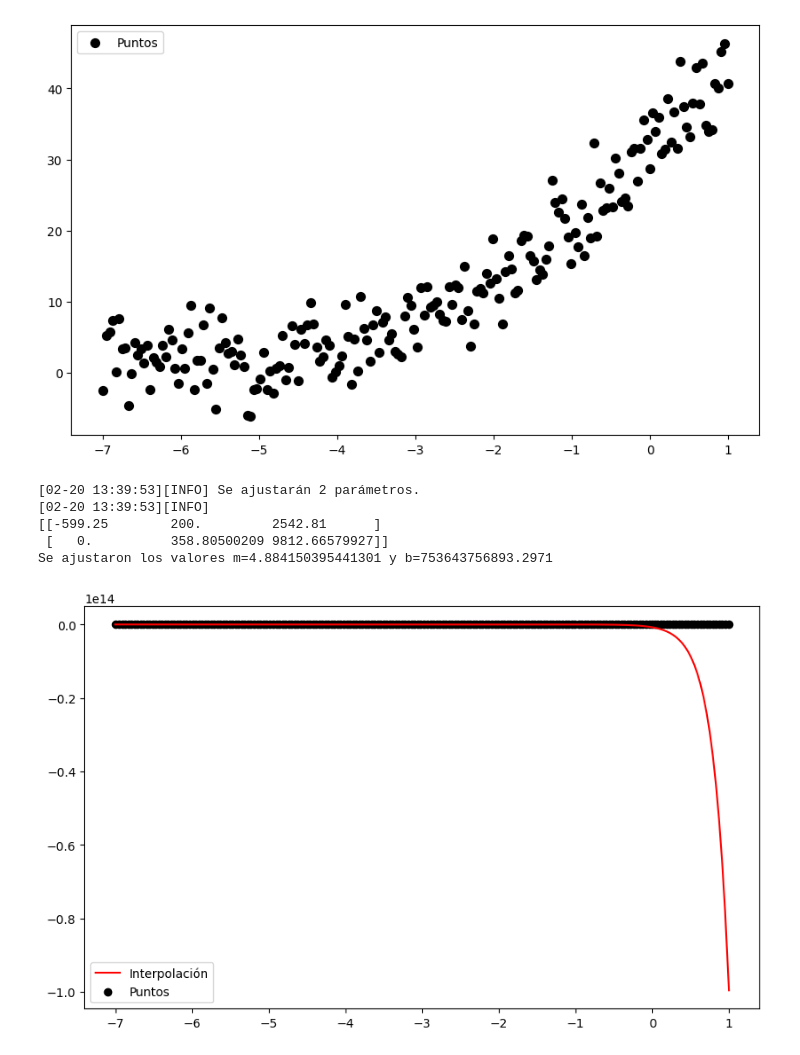
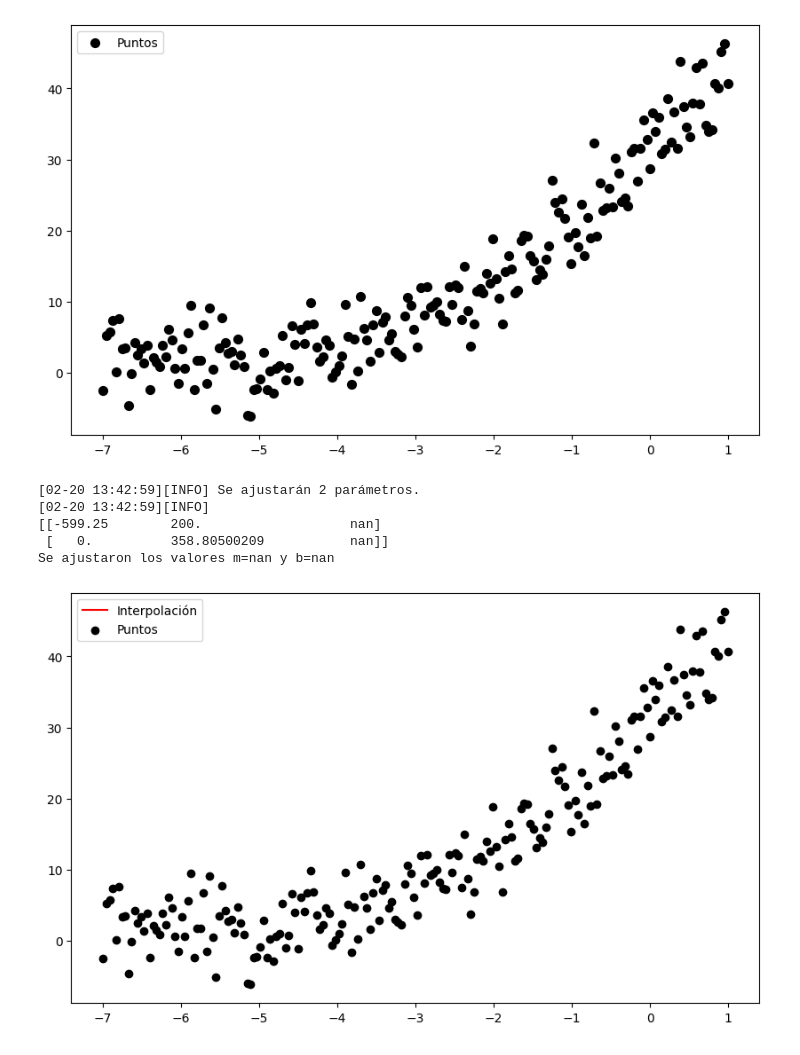
Before and after one commit to 7heAnsw3r/metodos_numericos, a Jupyter notebook: Examen_Supletorio/Interpolación.ipynb, the cells around one changed output. Drawn from its saved outputs; the diff is of its cells as text; code cells hidden in the pictures.

```diff
--- a/Examen_Supletorio/Interpolación.ipynb
+++ b/Examen_Supletorio/Interpolación.ipynb
@@ -96,26 +96,28 @@ def der_parcial_0(xs: list, ys: list) -> tuple[float, float, float]:
 
     return (c_1, c_0, c_ind)
 # %%
+ys2_log = np.log2(ys)
+
 from src import  ajustar_min_cuadrados
 
-m, B = ajustar_min_cuadrados(xs, ys, gradiente=[der_parcial_0, der_parcial_1])
+m, B = ajustar_min_cuadrados(xs, ys2_log, gradiente=[der_parcial_0, der_parcial_1])
 
 b = np.exp(B)
 
 x = np.linspace(min(xs)-0.1, max(xs)+0.1, 100)
 y = [b * np.exp(m * xi) for xi in x]
 
 print(f"Se ajustaron los valores m={m} y b={b}")
 
 plt.figure(figsize=(10,6))
 plt.plot(x,y, color='red', label='Interpolación')
 plt.scatter(xs,ys, color='black', label='Puntos')
 plt.legend()
 plt.show()
 # %% [output]
-[02-20 13:39:53][INFO] Se ajustarán 2 parámetros.
-[02-20 13:39:53][INFO]
-[[-599.25        200.         2542.81      ]
- [   0.          358.80500209 9812.66579927]]
-Se ajustaron los valores m=4.884150395441301 y b=753643756893.2971
+[02-20 13:42:59][INFO] Se ajustarán 2 parámetros.
+[02-20 13:42:59][INFO]
+[[-599.25        200.                   nan]
+ [   0.          358.80500209           nan]]
+Se ajustaron los valores m=nan y b=nan
-[figure, old version]
+[figure, new version]
```
